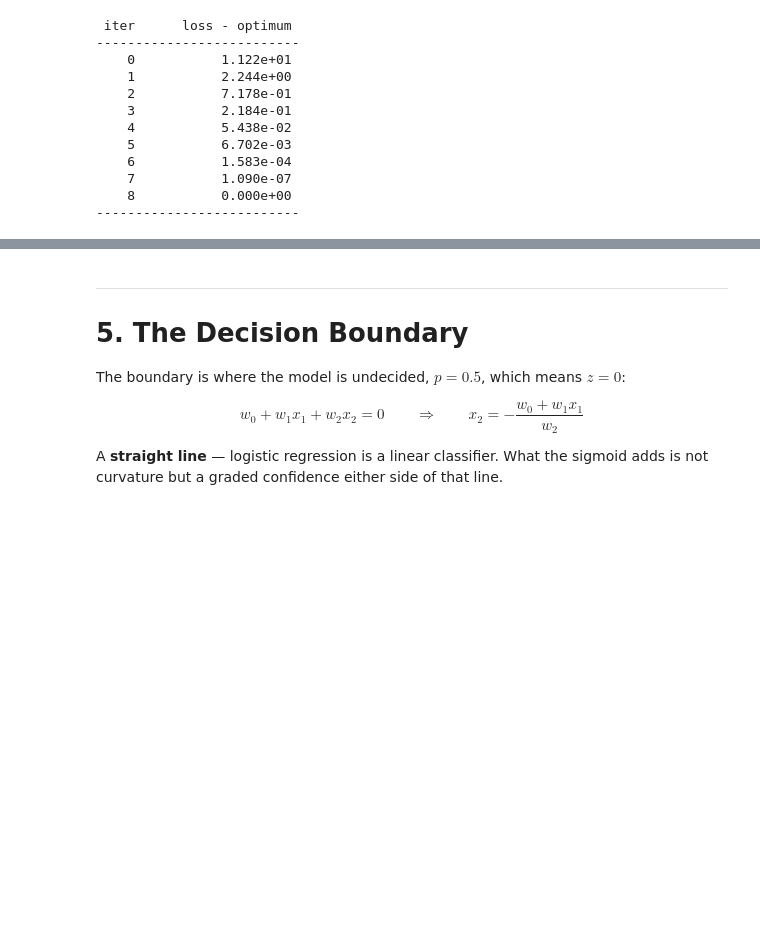
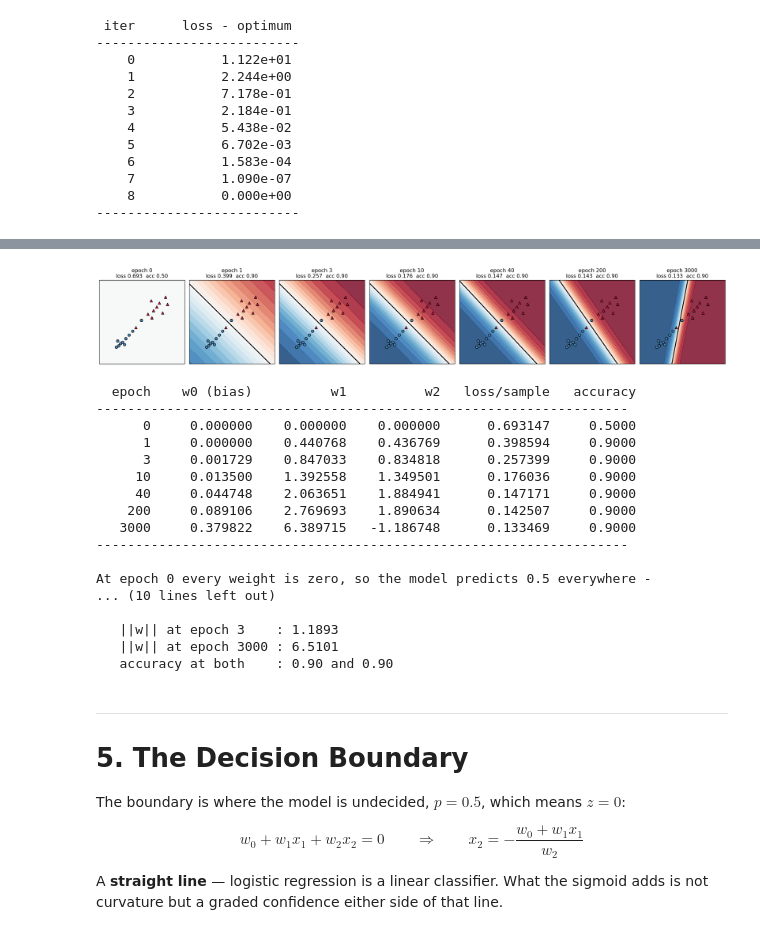
Before and after one commit to seyedhasanmirhoseini1367/PersonalPortfolio, a Jupyter notebook: ml_training/how_models_work_logistic_regression.ipynb, the cells around one changed output, grey strips where cells are left out. Drawn from its saved outputs; the diff is of its cells as text; code cells hidden in the pictures; blank space fills up the shorter version.

```diff
--- a/ml_training/how_models_work_logistic_regression.ipynb
+++ b/ml_training/how_models_work_logistic_regression.ipynb
@@ -529,3 +534,82 @@ print("-" * 26)
+# %%
+def gd_path(eta=0.05, iters=3000):
+    w_ = np.zeros(Xd.shape[1])
+    keep = {}
+    for k in range(iters + 1):
+        if k in (0, 1, 3, 10, 40, 200, 3000):
+            keep[k] = w_.copy()
+        p_ = sigmoid(Xd @ w_)
+        w_ = w_ - eta * (Xd.T @ (p_ - yb))
+    return keep
+
+stages = gd_path()
+gx_s, gy_s = np.meshgrid(np.linspace(Pz[:,0].min()-1, Pz[:,0].max()+1, 200),
+                         np.linspace(Pz[:,1].min()-1, Pz[:,1].max()+1, 200))
+Gs = np.column_stack([np.ones(gx_s.size), gx_s.ravel(), gy_s.ravel()])
+
+eps_shown = sorted(stages)
+fig, axes = plt.subplots(1, len(eps_shown), figsize=(2.9*len(eps_shown), 3.4))
+for ax, ep in zip(axes, eps_shown):
+    ww = stages[ep]
+    pp_ = sigmoid(Gs @ ww).reshape(gx_s.shape)
+    ax.contourf(gx_s, gy_s, pp_, levels=20, cmap="RdBu_r", alpha=.82, vmin=0, vmax=1)
+    if ww.any():
+        ax.contour(gx_s, gy_s, pp_, levels=[.5], colors="k", linewidths=2)
+    for c, (col, mk) in enumerate([("steelblue","o"), ("crimson","^")]):
+        m = t2 == c
+        ax.scatter(Pz[m,0], Pz[m,1], c=col, marker=mk, s=38, edgecolor="k", zorder=3)
+    p_now = sigmoid(Xd @ ww)
+    acc = (((p_now >= .5).astype(int)) == t2).mean()
+    ax.set(title=f"epoch {ep}\nloss {log_loss(ww)/n2:.3f}  acc {acc:.2f}",
+           xticks=[], yticks=[])
+plt.tight_layout(); plt.show()
+
+print(f"{'epoch':>7}  {'w0 (bias)':>11}  {'w1':>10}  {'w2':>10}  "
+      f"{'loss/sample':>12}  {'accuracy':>9}")
+print("-" * 68)
+for ep in eps_shown:
+    ww = stages[ep]
+    p_now = sigmoid(Xd @ ww)
+    acc = (((p_now >= .5).astype(int)) == t2).mean()
+    print(f"{ep:>7}  {ww[0]:>11.6f}  {ww[1]:>10.6f}  {ww[2]:>10.6f}  "
+          f"{log_loss(ww)/n2:>12.6f}  {acc:>9.4f}")
+print("-" * 68)
+print("\nAt epoch 0 every weight is zero, so the model predicts 0.5 everywhere -")
+print("the panel is uniformly pale and there is no boundary to draw. A usable")
+print("line appears almost immediately: accuracy is already 0.90 after ONE step.")
+print("Everything after that is the model chasing loss, not accuracy.")
+cos_turn = float(stages[1] @ stages[3000] /
+                 (np.linalg.norm(stages[1]) * np.linalg.norm(stages[3000])))
+print("The boundary does NOT merely sharpen in place - it rotates. Note w2")
+print("changing sign between epoch 200 and 3000:")
+print(f"   cosine between the epoch-1 and epoch-3000 weight vectors = {cos_turn:+.4f}")
+print(f"   i.e. about {np.degrees(np.arccos(np.clip(cos_turn,-1,1))):.0f} degrees of rotation")
+print("With two epochs stranded on the wrong side, no line gets them right, so")
+print("the optimiser keeps trading confidence on one against the other - a lot")
+print("of weight movement buying very little loss.")
+print(f"\n   ||w|| at epoch 3    : {np.linalg.norm(stages[3]):.4f}")
+print(f"   ||w|| at epoch 3000 : {np.linalg.norm(stages[3000]):.4f}")
+print(f"   accuracy at both    : {(((sigmoid(Xd@stages[3])>=.5).astype(int))==t2).mean():.2f}"
+      f" and {(((sigmoid(Xd@stages[3000])>=.5).astype(int))==t2).mean():.2f}")
+# %% [output]
+[figure, added]
+  epoch    w0 (bias)          w1          w2   loss/sample   accuracy
+--------------------------------------------------------------------
+      0     0.000000    0.000000    0.000000      0.693147     0.5000
+      1     0.000000    0.440768    0.436769      0.398594     0.9000
+      3     0.001729    0.847033    0.834818      0.257399     0.9000
+     10     0.013500    1.392558    1.349501      0.176036     0.9000
+     40     0.044748    2.063651    1.884941      0.147171     0.9000
+    200     0.089106    2.769693    1.890634      0.142507     0.9000
+   3000     0.379822    6.389715   -1.186748      0.133469     0.9000
+--------------------------------------------------------------------
+
+At epoch 0 every weight is zero, so the model predicts 0.5 everywhere -
+... (10 lines left out)
+
+   ||w|| at epoch 3    : 1.1893
+   ||w|| at epoch 3000 : 6.5101
+   accuracy at both    : 0.90 and 0.90
 # %% [markdown]
 ---
 # 5. The Decision Boundary
```
Also changed, not shown: parts of 2 cells of this notebook, 2 other files.
